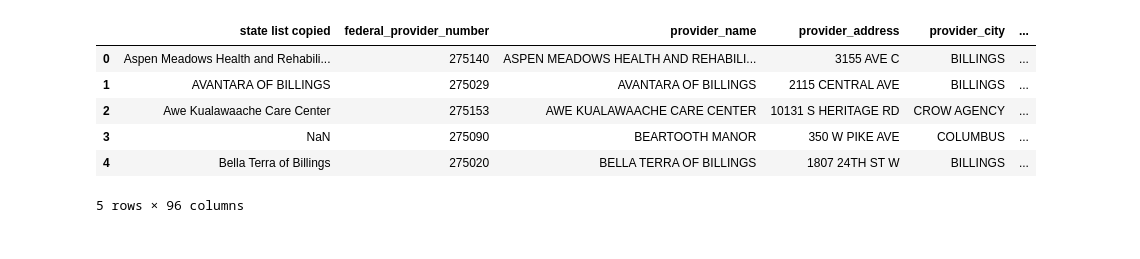
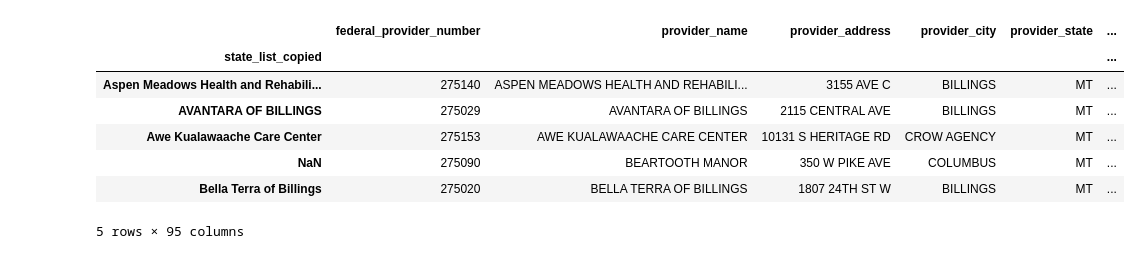
Before and after one commit to mfreyre/mtfp, a Jupyter notebook: longterm_nursinghome_data/Longterm Care Facilities Questions.ipynb, the cells around one changed output. Saved outputs shown, nothing was run; the diff lists cells and outputs as text; code cells hidden in the pictures.

```diff
--- a/longterm_nursinghome_data/Longterm Care Facilities Questions.ipynb
+++ b/longterm_nursinghome_data/Longterm Care Facilities Questions.ipynb
@@ -14,11 +15,12 @@ state_data.head()
 # %%
-federal_data = pd.read_csv("federal_nursing_home_cms.csv")
+federal_data = pd.read_csv("federal_nursing_home_cms.csv",index_col=0)
 federal_data.head()
 # %% [output]
-|  | state list copied | federal_provider_number | provider_name | provider_address | provider_city | ... |
-| 0 | Aspen Meadows Health and Rehabili... | 275140 | ASPEN MEADOWS HEALTH AND REHABILI... | 3155 AVE C | BILLINGS | ... |
-| 1 | AVANTARA OF BILLINGS | 275029 | AVANTARA OF BILLINGS | 2115 CENTRAL AVE | BILLINGS | ... |
-| 2 | Awe Kualawaache Care Center | 275153 | AWE KUALAWAACHE CARE CENTER | 10131 S HERITAGE RD | CROW AGENCY | ... |
-| 3 | NaN | 275090 | BEARTOOTH MANOR | 350 W PIKE AVE | COLUMBUS | ... |
-| 4 | Bella Terra of Billings | 275020 | BELLA TERRA OF BILLINGS | 1807 24TH ST W | BILLINGS | ... |
+|  | federal_provider_number | provider_name | provider_address | provider_city | provider_state | ... |
+| state_list_copied |  |  |  |  |  | ... |
+| Aspen Meadows Health and Rehabili... | 275140 | ASPEN MEADOWS HEALTH AND REHABILI... | 3155 AVE C | BILLINGS | MT | ... |
+| AVANTARA OF BILLINGS | 275029 | AVANTARA OF BILLINGS | 2115 CENTRAL AVE | BILLINGS | MT | ... |
+| Awe Kualawaache Care Center | 275153 | AWE KUALAWAACHE CARE CENTER | 10131 S HERITAGE RD | CROW AGENCY | MT | ... |
+| NaN | 275090 | BEARTOOTH MANOR | 350 W PIKE AVE | COLUMBUS | MT | ... |
+| Bella Terra of Billings | 275020 | BELLA TERRA OF BILLINGS | 1807 24TH ST W | BILLINGS | MT | ... |
-5 rows × 96 columns
+5 rows × 95 columns
```
Also changed, not shown: parts of 4 cells of this notebook, 1 other file.
